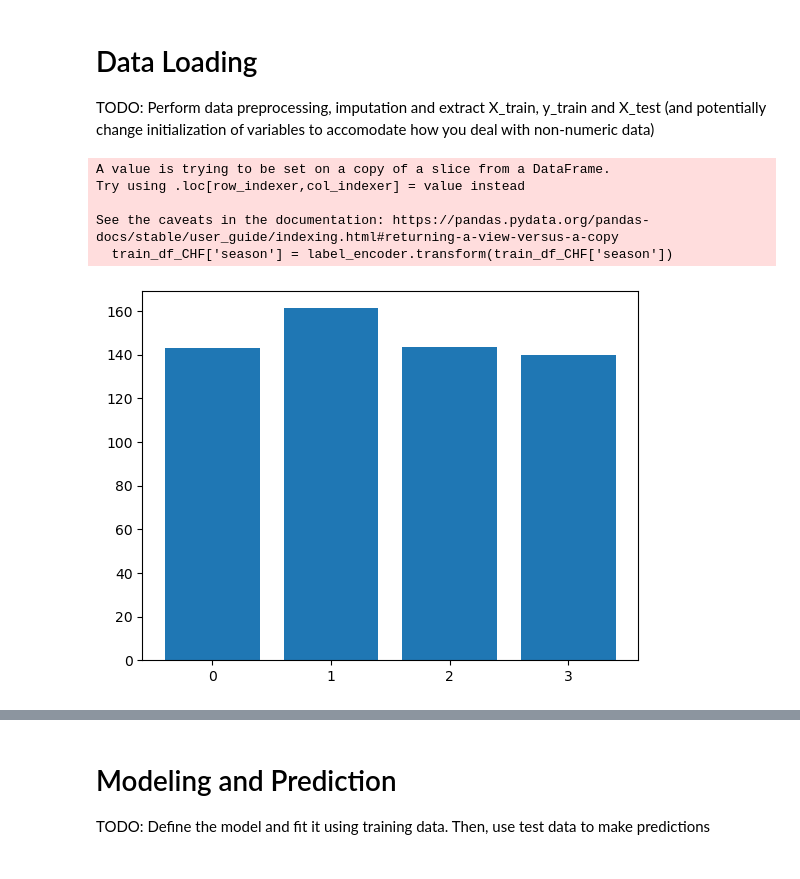
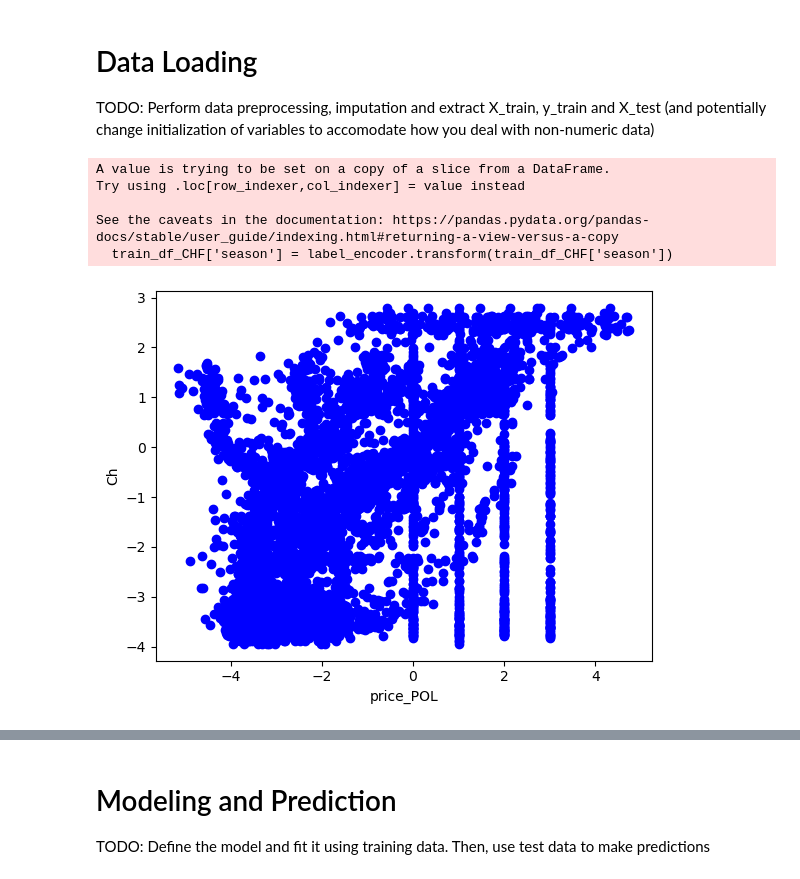
Before and after one commit to seyohnp/iml, a Jupyter notebook: task2_k49am2lqi/template_solution.ipynb, the cells around one changed output, grey strips where cells are left out. Saved outputs shown, nothing was run; the diff lists cells and outputs as text; code cells hidden in the pictures.

```diff
--- a/task2_k49am2lqi/template_solution.ipynb
+++ b/task2_k49am2lqi/template_solution.ipynb
@@ -34,17 +34,10 @@ X_test: matrix of floats: dim = (100, ?), test input with features
 # Load training data
 train_df = pd.read_csv("train.csv")
 
-# print("Training data:")
-# print("Shape:", train_df.shape)
-# print(train_df.head(4))
-# print('\n')
 
 # Load test data
 test_df = pd.read_csv("test.csv")
 
-# print("Test data:")
-# print(test_df.shape)
-# print(test_df.head(2))
 
 # Dummy initialization of the X_train, X_test and y_train
 # TODO: Depending on how you deal with the non-numeric data, you may want to
@@ -55,93 +48,51 @@ X_test = np.zeros_like(test_df)
 
 # TODO: Perform data preprocessing, imputation and extract X_train, y_train and X_test
 
-train_df_CHF = train_df.dropna(subset=['price_CHF']) # Drop all rows with nan entries in "price_CHF"
+# Drop all rows with nan entries in "price_CHF"
+train_df_CHF = train_df.dropna(subset=['price_CHF'])
 
+#Replace Seasons with numbers
 label_encoder = LabelEncoder()
 all_seasons = pd.concat([train_df_CHF['season'], test_df['season']])
 label_encoder.fit(all_seasons)
-
 train_df_CHF['season'] = label_encoder.transform(train_df_CHF['season'])
 test_df['season'] = label_encoder.transform(test_df['season'])
+
 
 X_train = train_df_CHF.drop(columns=['price_CHF'])
 y_train = train_df_CHF['price_CHF']
 X_test = test_df
 
+
+#impute to replace all nans in X_train and X_test
 imp_X = IterativeImputer(missing_values=np.nan)
+
 imp_X.fit(X_train)
+X_train = imp_X.transform(X_train)
 
-X_train = imp_X.transform(X_train)
+imp_X.fit(X_test)
 X_test = imp_X.transform(X_test)
 
 
-# spring_df = train_df_CHF[train_df_CHF['season'] == 'spring']
-# summer_df = train_df_CHF[train_df_CHF['season'] == 'summer']
-# autumn_df = train_df_CHF[train_df_CHF['season'] == 'autumn']
-# winter_df = train_df_CHF[train_df_CHF['season'] == 'winter']
-# #print(winter_df.iloc[:, 1])
-# #print(np.sum(winter_df.iloc[:, 1]))
+labels = ["season", "price_AUS", "price_CHF", "price_CZE", "price_GER", "price_ESP", "price_FRA", "price_UK", "price_ITA", "price_POL", "price_SVK"]
+
+for i in range(len(X_train[0,:])):
+    x_val = X_train[:,i]
+    y_val = X_train[:,2]
 
 
-# seasons_array = [spring_df, summer_df, autumn_df, winter_df]
-# train_df_filled = pd.DataFrame()
+    plt.plot(x_val, y_val, 'bo')
+    plt.xlabel(labels[i])
+    plt.ylabel("Ch")
+    #plt.show()
 
-# for season_df in seasons_array:
-#     season_df_filled = pd.DataFrame(np.nan, index=season_df.index, columns=season_df.columns)
-#     season_df_filled.iloc[0:] = season_df.iloc[0]
-#     for i in range(1, 11):
-#         season_col_filled = season_df.iloc[:, i].fillna(np.mean(season_df.iloc[:, i]))
-#         season_df_filled.iloc[:, i] = season_col_filled
-
-#     # Append the filled season dataframe to train_df_filled
-#     train_df_filled = pd.concat([train_df_filled, season_df_filled], axis=0).sort_index()
-# #train_df_filled.drop(columns=['season'], inplace=True)
-
-# spring_df = test_df[test_df['season'] == 'spring']
-# summer_df = test_df[test_df['season'] == 'summer']
-# autumn_df = test_df[test_df['season'] == 'autumn']
-# winter_df = test_df[test_df['season'] == 'winter']
-
-# seasons_array = [spring_df, summer_df, autumn_df, winter_df]
-# print(seasons_array)
-# test_df_filled = pd.DataFrame()
-
-# for season_df in seasons_array:
-#     season_df_filled = pd.DataFrame(np.nan, index=season_df.index, columns=season_df.columns)
-#     season_df_filled.iloc[0:] = season_df.iloc[0]
-#     for i in range(1, 10):
-#         season_col_filled = season_df.iloc[:, i].fillna(np.mean(season_df.iloc[:, i]))
-#         season_df_filled.iloc[:, i] = season_col_filled
-
-#     # Append the filled season dataframe to train_df_filled
-#     test_df_filled = pd.concat([test_df_filled, season_df_filled], axis=0).sort_index()
-# #train_df_filled.drop(columns=['season'], inplace=True)
-
-#
-# label_encoder = LabelEncoder()
-# X_train['season'] = label_encoder.fit_transform(X_train['season'])
-# X_test['season'] = label_encoder.fit_transform(X_test['season'])
-
-# X_train = train_df_filled.drop(['price_CHF'],axis=1)
-# y_train = train_df_filled['price_CHF']
-# X_test = test_df_filled
-
-#print(X_train[:,0])
-#print(y_train[:])
-
-sums = np.array([y_train[X_train[:,0] == i].sum() for i in range(4)])
-elements = np.array([np.ones_like(y_train)[X_train[:,0] == i].sum() for i in range(4)])
-plt.bar(range(4), sums, tick_label = [0,1,2,3])
-plt.show()
-plt.bar(range(4), elements, tick_label = [0,1,2,3])
-plt.show()
-
+#print(X_train)
 
 assert (X_train.shape[1] == X_test.shape[1]) and (X_train.shape[0] == y_train.shape[0]) and (X_test.shape[0] == 100), "Invalid data shape"
 # %% [output]
 A value is trying to be set on a copy of a slice from a DataFrame.
 Try using .loc[row_indexer,col_indexer] = value instead
 
 See the caveats in the documentation: https://pandas.pydata.org/pandas-docs/stable/user_guide/indexing.html#returning-a-view-versus-a-copy
   train_df_CHF['season'] = label_encoder.transform(train_df_CHF['season'])
-[figure, old version]
+[figure, new version]
```
Also changed, not shown: parts of 3 cells of this notebook, 1 other file.
